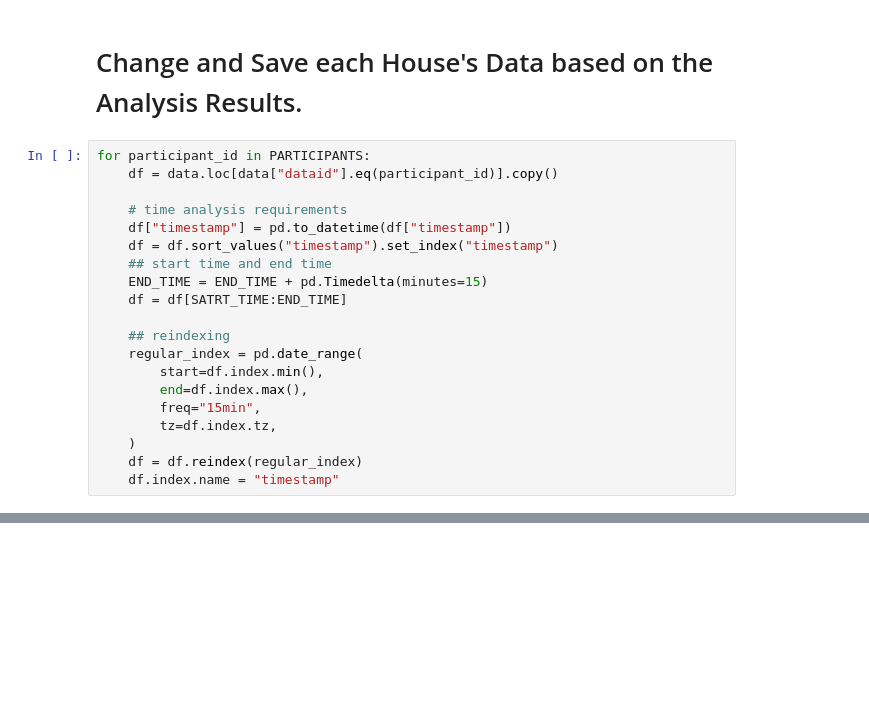
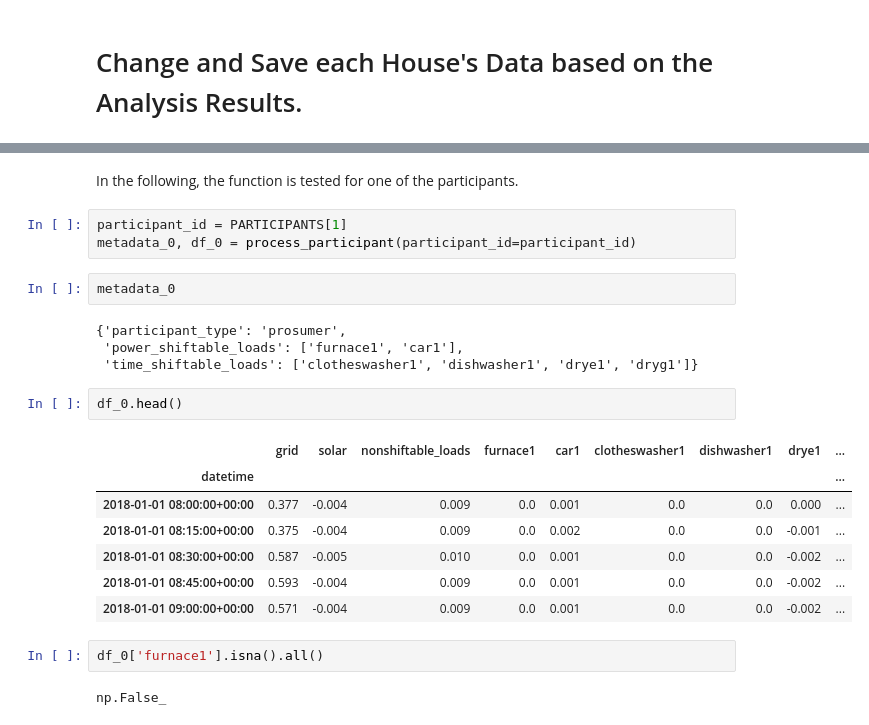
Before and after one commit to SimaHamedifar/Social_Cyber_Physical_System, a Jupyter notebook: src/Agentic_HEMS/data_preprocessing.ipynb, the cells around one changed output, grey strips where cells are left out. Saved outputs shown, nothing was run; the diff lists cells and outputs as text; blank space fills up the shorter version.

```diff
--- a/src/Agentic_HEMS/data_preprocessing.ipynb
+++ b/src/Agentic_HEMS/data_preprocessing.ipynb
@@ -246,23 +246,3 @@ time-shiftable loads: 'clotheswasher1', 'clotheswasher_dryg1', 'dishwasher1', 'd
 'grid' and 'solar' columns are used as is.
 # %% [markdown]
 # Change and Save each House's Data based on the Analysis Results.
-# %%
-for participant_id in PARTICIPANTS:
-    df = data.loc[data["dataid"].eq(participant_id)].copy()
-
-    # time analysis requirements
-    df["timestamp"] = pd.to_datetime(df["timestamp"])
-    df = df.sort_values("timestamp").set_index("timestamp")
-    ## start time and end time
-    END_TIME = END_TIME + pd.Timedelta(minutes=15)
-    df = df[SATRT_TIME:END_TIME]
-
-    ## reindexing
-    regular_index = pd.date_range(
-        start=df.index.min(),
-        end=df.index.max(),
-        freq="15min",
-        tz=df.index.tz,
-    )
-    df = df.reindex(regular_index)
-    df.index.name = "timestamp"
@@ -268,0 +348,25 @@ for participant_id in PARTICIPANTS:
+# %% [markdown]
+In the following, the function is tested for one of the participants.
+# %%
+participant_id = PARTICIPANTS[1]
+metadata_0, df_0 = process_participant(participant_id=participant_id)
+# %%
+metadata_0
+# %% [output]
+{'participant_type': 'prosumer',
+ 'power_shiftable_loads': ['furnace1', 'car1'],
+ 'time_shiftable_loads': ['clotheswasher1', 'dishwasher1', 'drye1', 'dryg1']}
+# %%
+df_0.head()
+# %% [output]
+|  | grid | solar | nonshiftable_loads | furnace1 | car1 | clotheswasher1 | dishwasher1 | drye1 | ... |
+| datetime |  |  |  |  |  |  |  |  | ... |
+| 2018-01-01 08:00:00+00:00 | 0.377 | -0.004 | 0.009 | 0.0 | 0.001 | 0.0 | 0.0 | 0.000 | ... |
+| 2018-01-01 08:15:00+00:00 | 0.375 | -0.004 | 0.009 | 0.0 | 0.002 | 0.0 | 0.0 | -0.001 | ... |
+| 2018-01-01 08:30:00+00:00 | 0.587 | -0.005 | 0.010 | 0.0 | 0.001 | 0.0 | 0.0 | -0.002 | ... |
+| 2018-01-01 08:45:00+00:00 | 0.593 | -0.004 | 0.009 | 0.0 | 0.001 | 0.0 | 0.0 | -0.002 | ... |
+| 2018-01-01 09:00:00+00:00 | 0.571 | -0.004 | 0.009 | 0.0 | 0.001 | 0.0 | 0.0 | -0.002 | ... |
+# %%
+df_0['furnace1'].isna().all()
+# %% [output]
+np.False_
```
Also changed, not shown: parts of 1 cell of this notebook, 1 other file.
